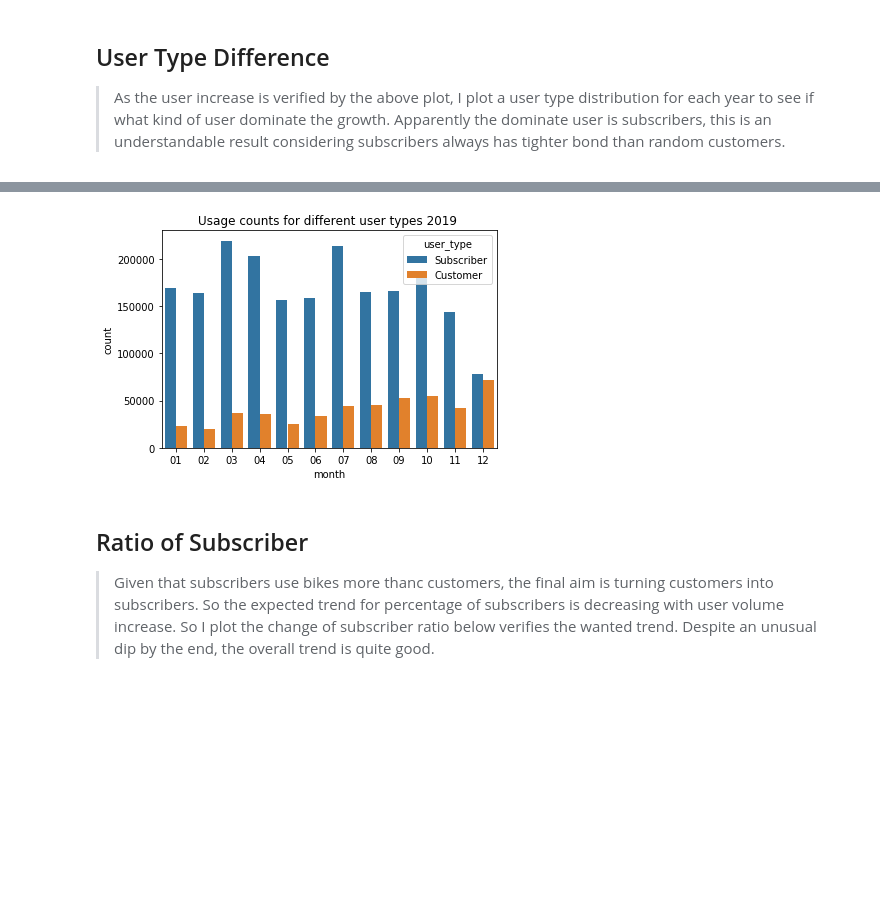
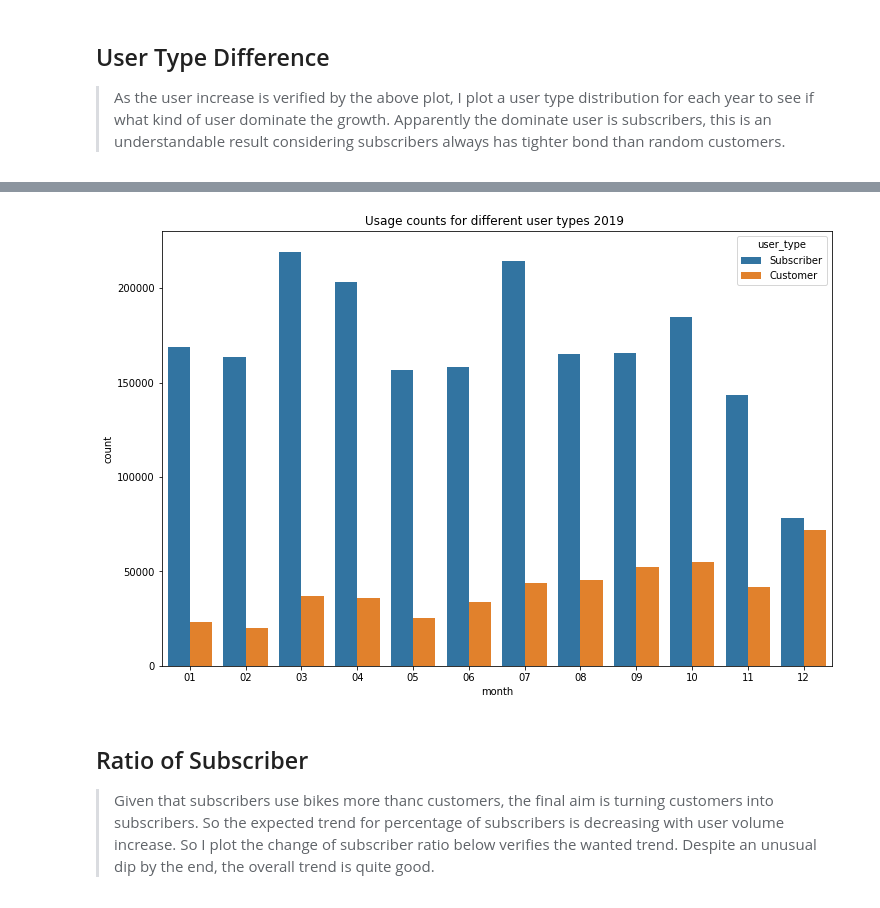
Before and after one commit to Hiiiua/Udacity_DA, a Jupyter notebook: Project Template/slide_deck_fordgobike.ipynb, the cells around one changed output, grey strips where cells are left out. Drawn from its saved outputs; the diff is of its cells as text; code cells hidden in the pictures; blank space fills up the shorter version.

```diff
--- a/Project Template/slide_deck_fordgobike.ipynb
+++ b/Project Template/slide_deck_fordgobike.ipynb
@@ -92,10 +93,11 @@ plt.title('Usage count for different user types 2018 ');
 # %%
+plt.figure(figsize=(12,8))
 sb.countplot(data=fordgobike_19
             , x='month'
             , hue='user_type');
 plt.title('Usage counts for different user types 2019 ');
 # %% [output]
-[figure, old version]
+[figure, new version]
 # %% [markdown]
 ## Ratio of Subscriber
 >Given that subscribers use bikes more thanc customers, the final aim is turning customers into subscribers. So the expected trend for percentage of subscribers is decreasing  with user volume increase. So I plot the change of subscriber ratio below verifies the wanted trend. Despite an unusual dip by the end, the overall trend is quite good.
```
Also changed, not shown: parts of 4 cells of this notebook, 1 other file.
